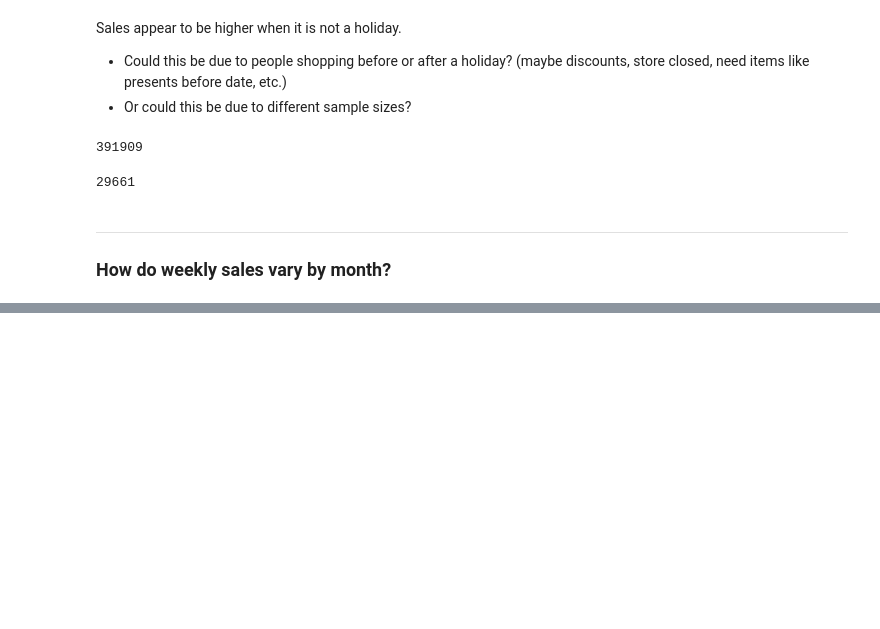
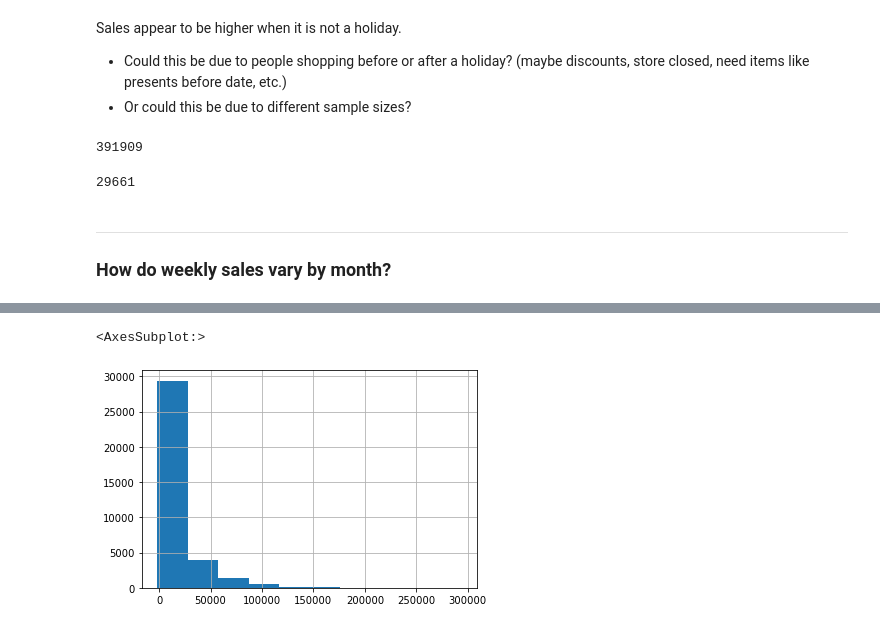
Before and after one commit to joann-balraj/Walmart_Analysis, a Jupyter notebook: Workbook.ipynb, the cells around one changed output, grey strips where cells are left out. Cells and saved outputs as stored; diff of their text form; code cells hidden in the pictures; blank space fills up the shorter version.

```diff
--- a/Workbook.ipynb
+++ b/Workbook.ipynb
@@ -166,0 +168,5 @@ February = df[df['Month']==2]
+# %%
+February.Weekly_Sales.hist()
+# %% [output]
+<AxesSubplot:>
+[figure, added]
```
Also changed, not shown: parts of 5 cells of this notebook.
